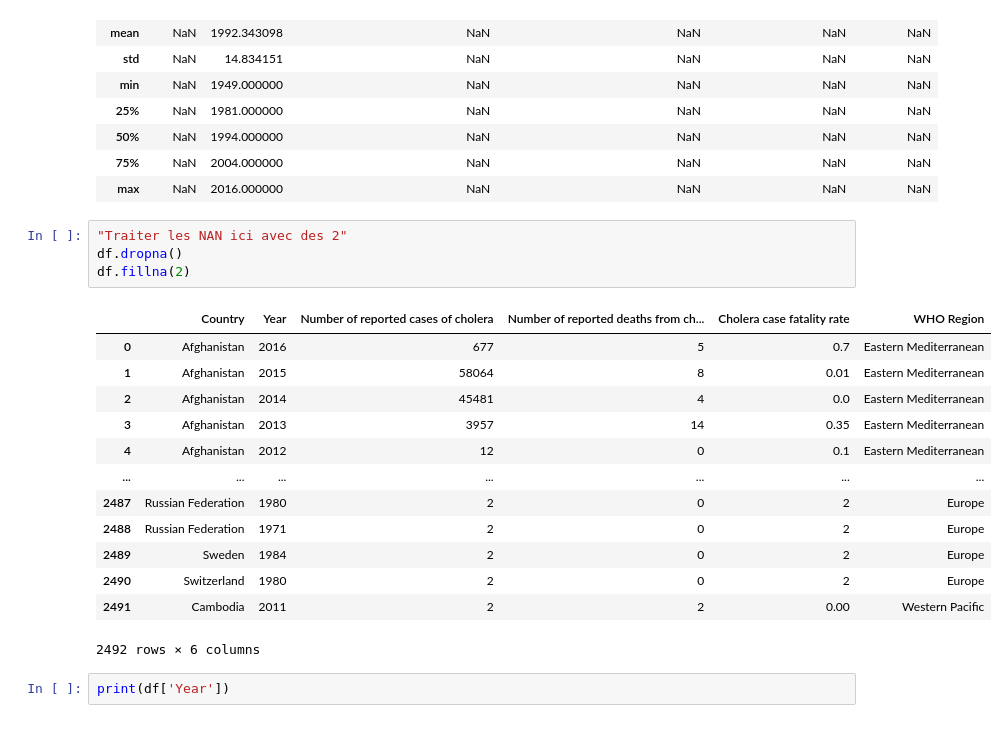
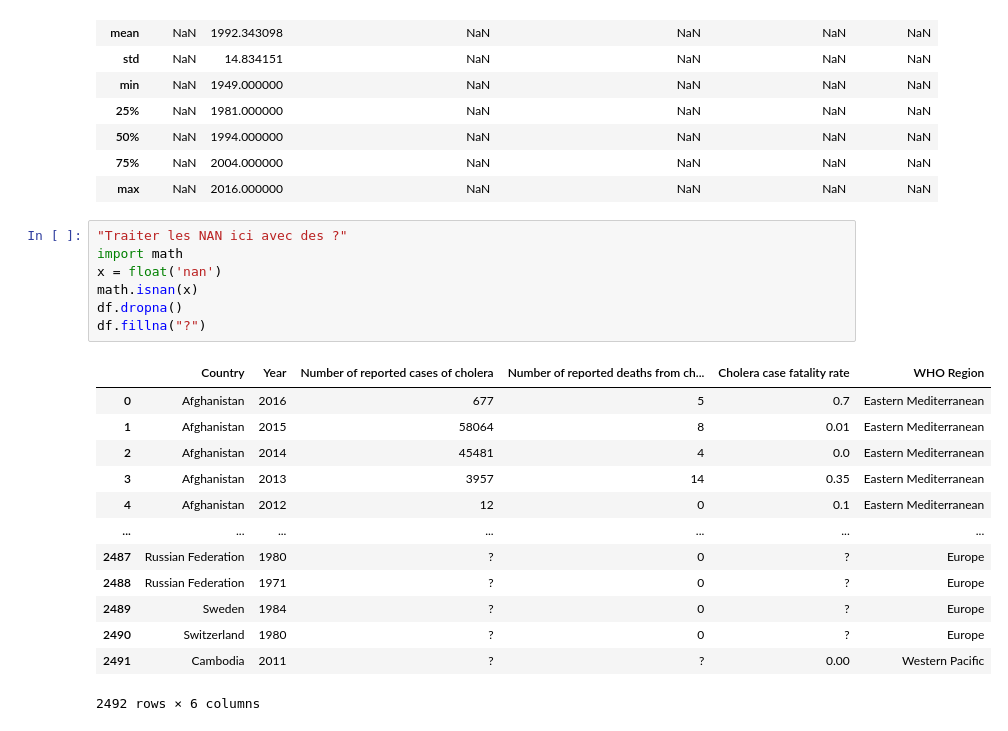
Before and after one commit to Balgaros/Python, a Jupyter notebook: Evaluation_Yvan_Capron.ipynb, the cells around one changed output. Cells and saved outputs as stored; diff of their text form.

```diff
--- a/Evaluation_Yvan_Capron.ipynb
+++ b/Evaluation_Yvan_Capron.ipynb
@@ -81,22 +81,23 @@ df.describe(include='all')
 | 75% | NaN | 2004.000000 | NaN | NaN | NaN | NaN |
 | max | NaN | 2016.000000 | NaN | NaN | NaN | NaN |
 # %%
-"Traiter les NAN ici avec des 2"
+"Traiter les NAN ici avec des ?"
+import math
+x = float('nan')
+math.isnan(x)
 df.dropna()
-df.fillna(2)
+df.fillna("?")
 # %% [output]
 |  | Country | Year | Number of reported cases of cholera | Number of reported deaths from ch... | Cholera case fatality rate | WHO Region |
 | 0 | Afghanistan | 2016 | 677 | 5 | 0.7 | Eastern Mediterranean |
 | 1 | Afghanistan | 2015 | 58064 | 8 | 0.01 | Eastern Mediterranean |
 | 2 | Afghanistan | 2014 | 45481 | 4 | 0.0 | Eastern Mediterranean |
 | 3 | Afghanistan | 2013 | 3957 | 14 | 0.35 | Eastern Mediterranean |
 | 4 | Afghanistan | 2012 | 12 | 0 | 0.1 | Eastern Mediterranean |
 | ... | ... | ... | ... | ... | ... | ... |
-| 2487 | Russian Federation | 1980 | 2 | 0 | 2 | Europe |
-| 2488 | Russian Federation | 1971 | 2 | 0 | 2 | Europe |
-| 2489 | Sweden | 1984 | 2 | 0 | 2 | Europe |
-| 2490 | Switzerland | 1980 | 2 | 0 | 2 | Europe |
-| 2491 | Cambodia | 2011 | 2 | 2 | 0.00 | Western Pacific |
+| 2487 | Russian Federation | 1980 | ? | 0 | ? | Europe |
+| 2488 | Russian Federation | 1971 | ? | 0 | ? | Europe |
+| 2489 | Sweden | 1984 | ? | 0 | ? | Europe |
+| 2490 | Switzerland | 1980 | ? | 0 | ? | Europe |
+| 2491 | Cambodia | 2011 | ? | ? | 0.00 | Western Pacific |
 2492 rows × 6 columns
-# %%
-print(df['Year'])
```
Also changed, not shown: parts of 7 cells of this notebook.
